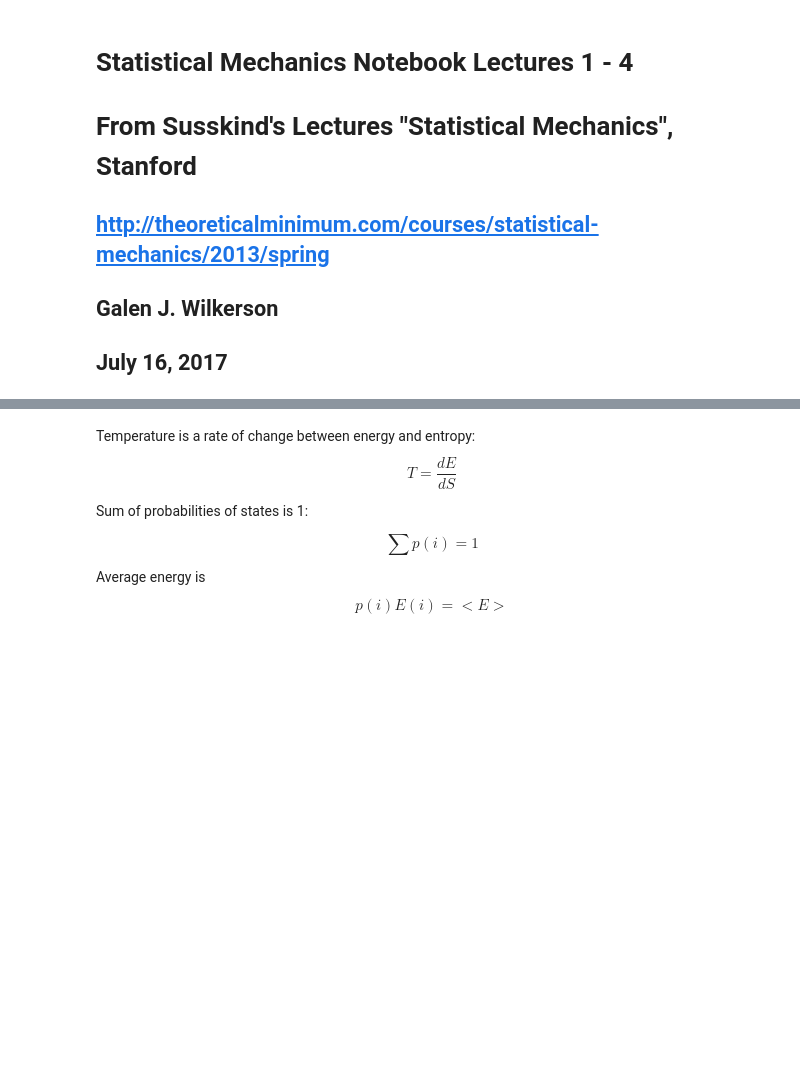
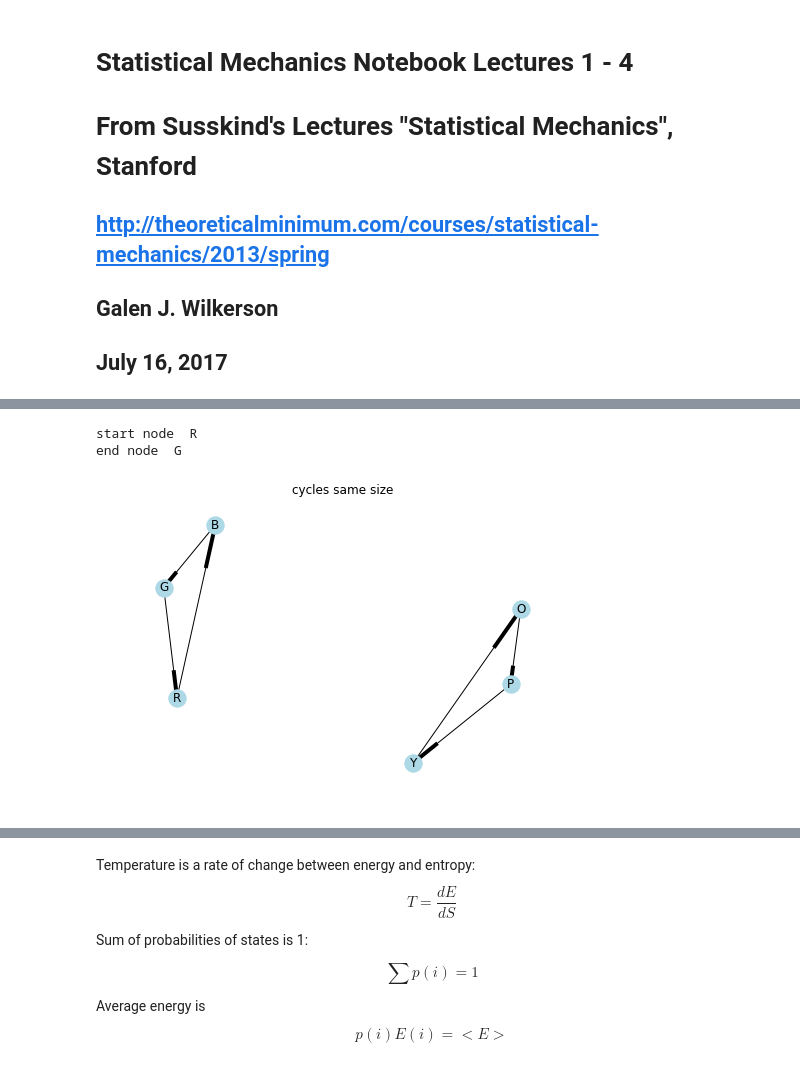
Before and after one commit to galenwilkerson/statistical-mechanics, a Jupyter notebook: Statistical Mechanics Notebook Lectures 1-4.ipynb, the cells around one changed output, grey strips where cells are left out. Saved outputs shown, nothing was run; the diff lists cells and outputs as text; code cells hidden in the pictures; blank space fills up the shorter version.

```diff
--- a/Statistical Mechanics Notebook Lectures 1-4.ipynb
+++ b/Statistical Mechanics Notebook Lectures 1-4.ipynb
@@ -247,0 +143,23 @@ $S(E) = - \sum_i p(i,E) \log p(i,E)$
+# %%
+# start somewhere randomly, and step number_of_steps
+
+number_of_steps = np.random.randint(10)
+
+start = np.random.choice(list(rules.keys()), size=1)[0]
+print("start node ", start)
+tempnode = start
+
+for step in range(number_of_steps):
+    tempnode = G.successors(tempnode)[0]
+    tempnode
+
+endnode = tempnode
+
+print("end node ", endnode)
+
+nx.draw_spring(G, node_color="lightblue", with_labels=True);
+plt.title("cycles same size");
+# %% [output]
+start node  R
+end node  G
+[figure, added]
```
Also changed, not shown: parts of 63 cells of this notebook.
